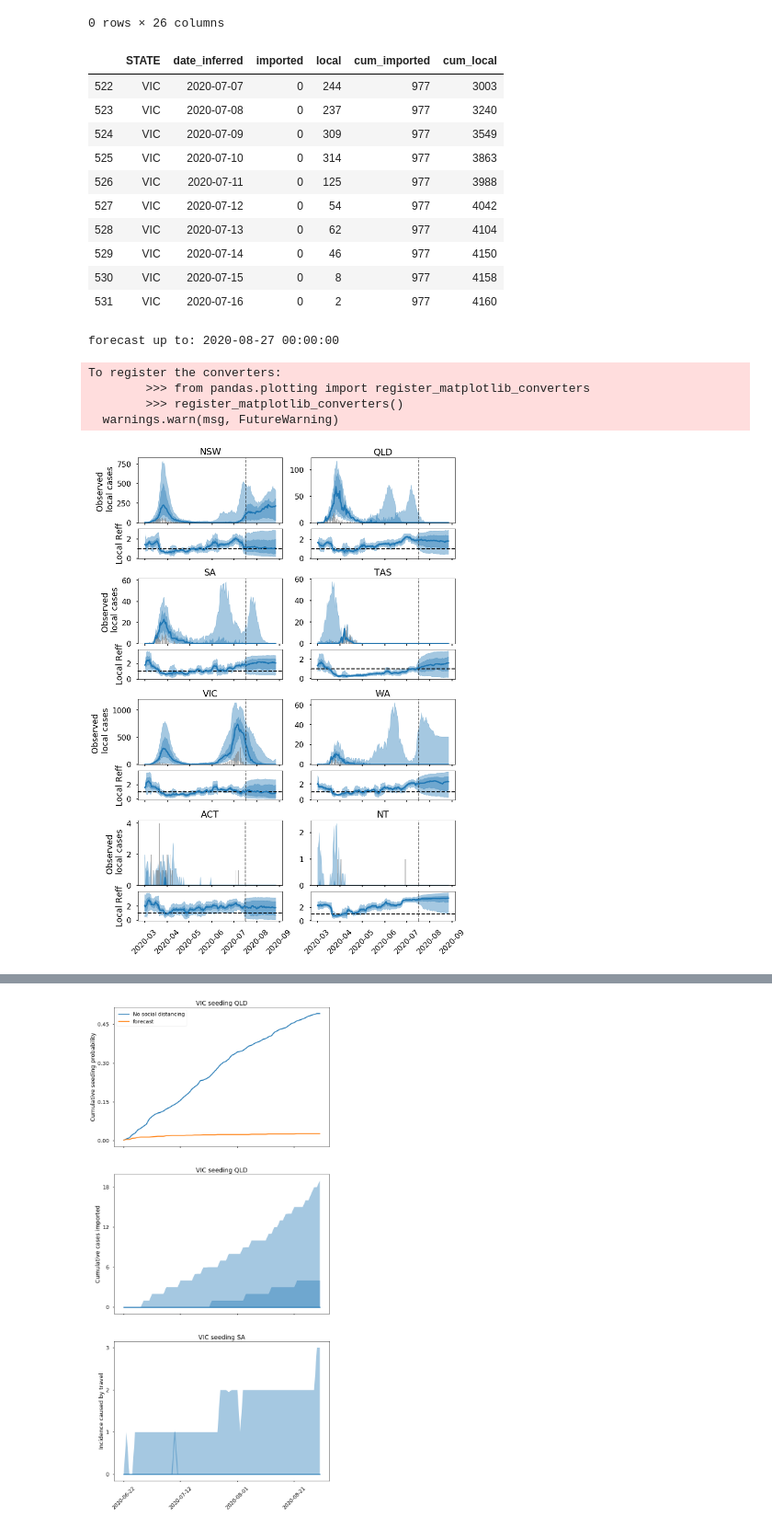
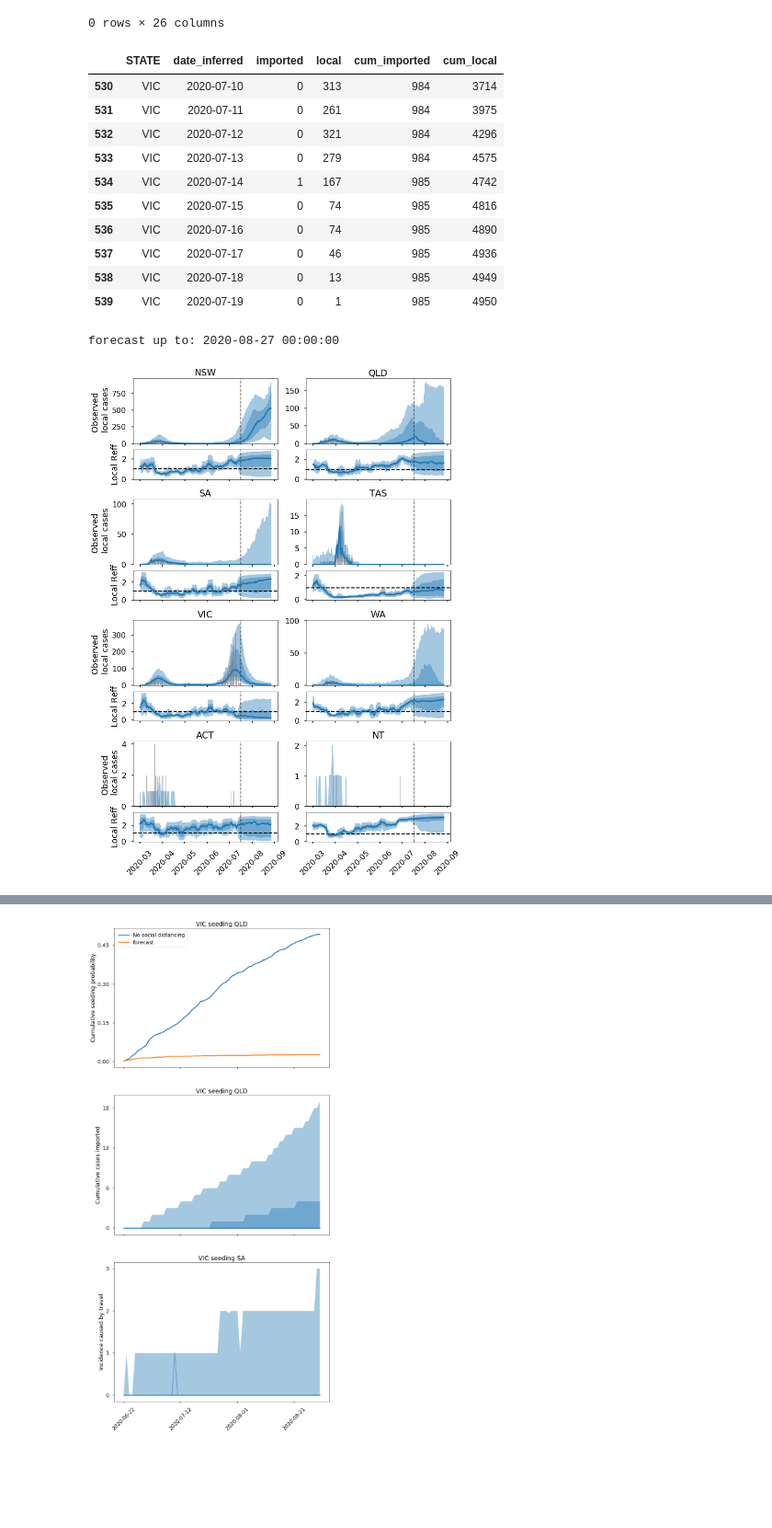
Before and after one commit to tdennisliu/covid19-forecasting-aus, a Jupyter notebook: analysis/collating_cases.ipynb, the cells around one changed output, grey strips where cells are left out. Shown at 92% size. Cells and saved outputs as stored; diff of their text form; code cells hidden in the pictures; blank space fills up the shorter version.

```diff
--- a/analysis/collating_cases.ipynb
+++ b/analysis/collating_cases.ipynb
@@ -110,7 +110,7 @@ def read_in_Reff(forecast_R=None,R_I=None):
 
 
         if forecast_R is not None:
-            df_forecast = pd.read_hdf(datapath+'soc_mob_R2020-07-18.h5',
+            df_forecast = pd.read_hdf(datapath+'soc_mob_R2020-07-20.h5',
             key='Reff')
 
             if R_I is not None:
@@ -138,7 +138,7 @@ def read_in_Reff(forecast_R=None,R_I=None):
 # %%
 
 from datetime import timedelta
-df = pd.read_excel("../data/COVID-19 UoM 17Jul2020 1130.xlsx",
+df = pd.read_excel("../data/COVID-19 UoM 20Jul2020 0930.xlsx",
                    parse_dates=['SPECIMEN_DATE','NOTIFICATION_DATE','NOTIFICATION_RECEIVE_DATE','TRUE_ONSET_DATE'],
                    dtype= {'PLACE_OF_ACQUISITION':str})
 df.PLACE_OF_ACQUISITION.fillna('00038888',inplace=True) #Fill blanks with simply unknown
@@ -167,16 +167,16 @@ df_cases_state_time['cum_local'] = df_cases_state_time.groupby('STATE').local.tr
 df_cases_state_time.loc[df_cases_state_time.STATE=='VIC'].tail(10)
 # %% [output]
 |  | STATE | date_inferred | imported | local | cum_imported | cum_local |
-| 522 | VIC | 2020-07-07 | 0 | 244 | 977 | 3003 |
-| 523 | VIC | 2020-07-08 | 0 | 237 | 977 | 3240 |
-| 524 | VIC | 2020-07-09 | 0 | 309 | 977 | 3549 |
-| 525 | VIC | 2020-07-10 | 0 | 314 | 977 | 3863 |
-| 526 | VIC | 2020-07-11 | 0 | 125 | 977 | 3988 |
-| 527 | VIC | 2020-07-12 | 0 | 54 | 977 | 4042 |
-| 528 | VIC | 2020-07-13 | 0 | 62 | 977 | 4104 |
-| 529 | VIC | 2020-07-14 | 0 | 46 | 977 | 4150 |
-| 530 | VIC | 2020-07-15 | 0 | 8 | 977 | 4158 |
-| 531 | VIC | 2020-07-16 | 0 | 2 | 977 | 4160 |
+| 530 | VIC | 2020-07-10 | 0 | 313 | 984 | 3714 |
+| 531 | VIC | 2020-07-11 | 0 | 261 | 984 | 3975 |
+| 532 | VIC | 2020-07-12 | 0 | 321 | 984 | 4296 |
+| 533 | VIC | 2020-07-13 | 0 | 279 | 984 | 4575 |
+| 534 | VIC | 2020-07-14 | 1 | 167 | 985 | 4742 |
+| 535 | VIC | 2020-07-15 | 0 | 74 | 985 | 4816 |
+| 536 | VIC | 2020-07-16 | 0 | 74 | 985 | 4890 |
+| 537 | VIC | 2020-07-17 | 0 | 46 | 985 | 4936 |
+| 538 | VIC | 2020-07-18 | 0 | 13 | 985 | 4949 |
+| 539 | VIC | 2020-07-19 | 0 | 1 | 985 | 4950 |
 # %%
 import pandas as pd
 import matplotlib.gridspec as gridspec
@@ -184,10 +184,11 @@ from datetime import timedelta
 
 plt.style.use("seaborn-poster")
 states = ['NSW','QLD','SA','TAS','VIC','WA','ACT','NT']
-n_sims = 20
+n_sims = 100
 start_date = '2020-03-01'
 days = 180
 forecast_type = 'R_L' #default None
+
 Reff = read_in_Reff( forecast_R=forecast_type)
 
 end_date = pd.to_datetime(start_date,format='%Y-%m-%d') + timedelta(days=days-1)
@@ -321,35 +322,31 @@ plt.savefig("../figs/"+forecast_type+start_date+"imported_inci_"+str(n_sims)+"da
 ## unobserved Imported cases
 fig = plt.figure(figsize=(12,18))
 gs = fig.add_gridspec(4,2)
 for i,state in enumerate(states):
     gs0 = gridspec.GridSpecFromSubplotSpec(3, 1, subplot_spec=gs[i])
     ax = fig.add_subplot(gs0[:2,0])
     ax2 = fig.add_subplot(gs0[2,0], sharex=ax)
 
     dfplot = df_cases_state_time.loc[
         (df_cases_state_time.STATE==state)
         & (df_cases_state_time.date_inferred >=start_date)
         & (df_cases_state_time.date_inferred <=end_date)]
 
     ax.bar(dfplot.date_inferred,dfplot.imported, label='Actual',color='grey', alpha=0.6)
 
     ax,ax2= plot_results(df_results.loc[state], ['imports_inci'],ax_arg = (ax,ax2),summary=True, Reff=Reff.loc[state])
 
     #ax.set_ylim(top=70)
     if i%2==0:
         ax.set_ylabel("Total Imported cases")
         ax2.set_ylabel("Local Reff")
     ax.set_title(state)
     if i< len(states)-2:
         ax.set_xticklabels([])
         ax.set_xlabel('')
 
 plt.tight_layout()
 plt.show()
 # %% [output]
 forecast up to: 2020-08-27 00:00:00
-To register the converters:
-        >>> from pandas.plotting import register_matplotlib_converters
-        >>> register_matplotlib_converters()
-  warnings.warn(msg, FutureWarning)
-[figure, old version]
+[figure, new version]
```
Also changed, not shown: parts of 4 cells of this notebook, 2 other files.
